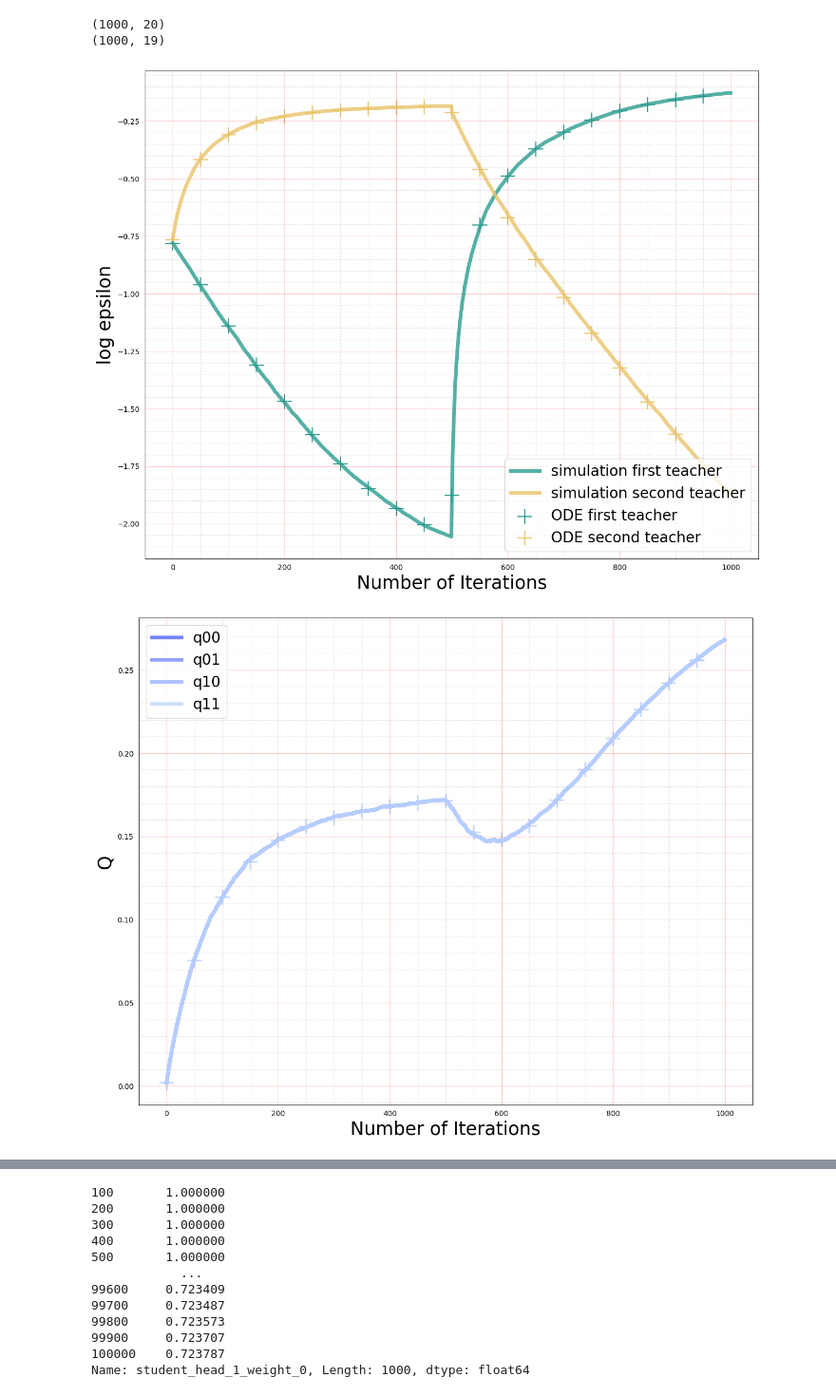
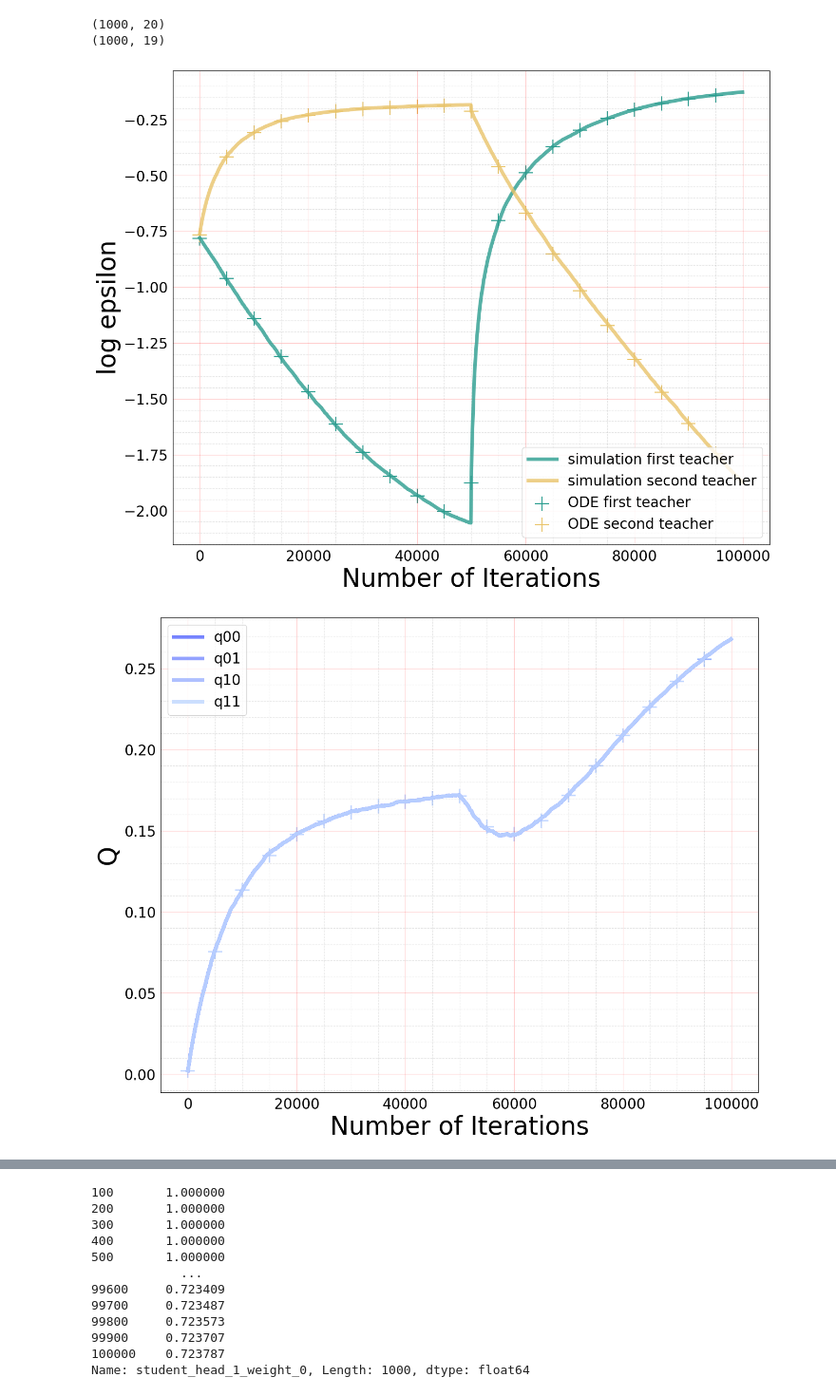
Before and after one commit to Lisa-ach/student_teacher_catastrophic, a Jupyter notebook: notes/Experiment1/Figure2.ipynb, the cells around one changed output, grey strips where cells are left out. Shown at 95% size. Saved outputs shown, nothing was run; the diff lists cells and outputs as text; code cells hidden in the pictures.

Commit message:
Adding right labels

```diff
--- a/notes/Experiment1/Figure2.ipynb
+++ b/notes/Experiment1/Figure2.ipynb
@@ -35,45 +36,50 @@ print(ode_df.shape)
 # %% [output]
 (1000, 20)
 (1000, 19)
+# %%
+# Get the right number of iterations on the x labels
+samples = np.arange(1000)
+iterations = samples * 100
 # %%
 f = 50
 
 fig1 = plt.figure(figsize=(15,12))
 network_error_0 = np.array(network_df["log_generalisation_error_0"])
 network_error_1 = np.array(network_df["log_generalisation_error_1"])
 ode_error_0 = np.array(ode_df["log_generalisation_error_0"])
 ode_error_1 = np.array(ode_df["log_generalisation_error_1"])
-plt.plot(range(len(network_error_0)), network_error_0, alpha=0.8, linewidth=5, color="#2A9D8F", label="simulation first teacher")
-plt.plot(range(len(network_error_1)), network_error_1, alpha=0.8, linewidth=5, color="#E9C46A", label="simulation second teacher")
-plt.scatter(range(len(ode_error_0))[::f], ode_error_0[::f], marker="+", color="#2A9D8F", s=400, label="ODE first teacher")
-plt.scatter(range(len(ode_error_1))[::f], ode_error_1[::f], marker="+", color="#E9C46A", s=400, label="ODE second teacher")
+plt.plot(iterations, network_error_0, alpha=0.8, linewidth=5, color="#2A9D8F", label="simulation first teacher")
+plt.plot(iterations, network_error_1, alpha=0.8, linewidth=5, color="#E9C46A", label="simulation second teacher")
+plt.scatter(iterations[::f], ode_error_0[::f], marker="+", color="#2A9D8F", s=400, label="ODE first teacher")
+plt.scatter(iterations[::f], ode_error_1[::f], marker="+", color="#E9C46A", s=400, label="ODE second teacher")
 # plt.xlim(0, 10000)
 # plt.ylim(-4.5, -0.5)
 plt.minorticks_on()
 # plt.grid(b=True, which='major', color='r', linestyle='-', alpha=0.2)
 # plt.grid(b=True, which='minor', color='gray', linestyle='--', alpha=0.2)
 plt.grid(True, which='major', color='r', linestyle='-', alpha=0.2)
 plt.grid(True, which='minor', color='gray', linestyle='--', alpha=0.2)
 
 plt.tick_params(
             axis='both',         # changes apply to the x-axis
             which='both',      # both major and minor ticks are affected
             bottom=False,      # ticks along the bottom edge are off
             top=False,         # ticks along the top edge are off
             labelbottom=True, # labels along the bottom edge are off
             left=False,
-            labelleft=True
+            labelleft=True,
+            labelsize=20
         )
 
-plt.xlabel("Number of Iterations", fontsize=25)
-plt.ylabel("log epsilon", fontsize=25)
+plt.xlabel("Number of Iterations", fontsize=35)
+plt.ylabel("log epsilon", fontsize=35)
 
 plt.legend(loc="best", fontsize=20, frameon=True)
 
 fig1.show()
 fig1.savefig("ode_verification_error_crosses.pdf", dpi=100, bbox_inches='tight', pad_inches=0)
 # %% [output]
-[figure, old version]
+[figure, new version]
 # %%
 f = 50
 
@@ -88,15 +94,15 @@ ode_error_q_01 = np.array(ode_df["student_self_overlap_0_1"])
 ode_error_q_10 = np.array(ode_df["student_self_overlap_1_0"])
 ode_error_q_11 = np.array(ode_df["student_self_overlap_1_1"])
 
-plt.plot(range(len(network_error_q_00)), network_error_q_00, alpha=0.8, linewidth=5, color="#5465ff", label="q00")
-plt.plot(range(len(network_error_q_01)), network_error_q_01, alpha=0.8, linewidth=5, color="#788bff", label="q01")
-plt.plot(range(len(network_error_q_10)), network_error_q_10, alpha=0.8, linewidth=5, color="#9bb1ff", label="q10")
-plt.plot(range(len(network_error_q_11)), network_error_q_11, alpha=0.8, linewidth=5, color="#bfd7ff", label="q11")
+plt.plot(iterations, network_error_q_00, alpha=0.8, linewidth=5, color="#5465ff", label="q00")
+plt.plot(iterations, network_error_q_01, alpha=0.8, linewidth=5, color="#788bff", label="q01")
+plt.plot(iterations, network_error_q_10, alpha=0.8, linewidth=5, color="#9bb1ff", label="q10")
+plt.plot(iterations, network_error_q_11, alpha=0.8, linewidth=5, color="#bfd7ff", label="q11")
 
-plt.scatter(range(len(ode_error_q_00))[::f], ode_error_q_00[::f], color="#5465ff", marker="+", s=400)
-plt.scatter(range(len(ode_error_q_01))[::f], ode_error_q_01[::f], color="#788bff", marker="+", s=400)
-plt.scatter(range(len(ode_error_q_10))[::f], ode_error_q_10[::f], color="#9bb1ff", marker="+", s=400)
-plt.scatter(range(len(ode_error_q_11))[::f], ode_error_q_11[::f], color="#bfd7ff", marker="+", s=400)
+plt.scatter(iterations[::f], ode_error_q_00[::f], color="#5465ff", marker="+", s=400)
+plt.scatter(iterations[::f], ode_error_q_01[::f], color="#788bff", marker="+", s=400)
+plt.scatter(iterations[::f], ode_error_q_10[::f], color="#9bb1ff", marker="+", s=400)
+plt.scatter(iterations[::f], ode_error_q_11[::f], color="#bfd7ff", marker="+", s=400)
 
 # plt.xlim(0, 10000)
 # plt.ylim(0, 1.2)
@@ -113,18 +119,19 @@ plt.tick_params(
             top=False,         # ticks along the top edge are off
             labelbottom=True, # labels along the bottom edge are off
             left=False,
-            labelleft=True
+            labelleft=True,
+            labelsize=20
         )
 
-plt.xlabel("Number of Iterations", fontsize=25)
-plt.ylabel("Q", fontsize=25)
+plt.xlabel("Number of Iterations", fontsize=35)
+plt.ylabel("Q", fontsize=35)
 
 plt.legend(loc="best", fontsize=20, frameon=True)
 
 fig2.show()
 fig2.savefig("ode_verification_q_crosses.pdf", dpi=100, bbox_inches='tight', pad_inches=0)
 # %% [output]
-[figure, old version]
+[figure, new version]
 # %%
 f = 50
 
```
Also changed, not shown: parts of 5 cells of this notebook.
